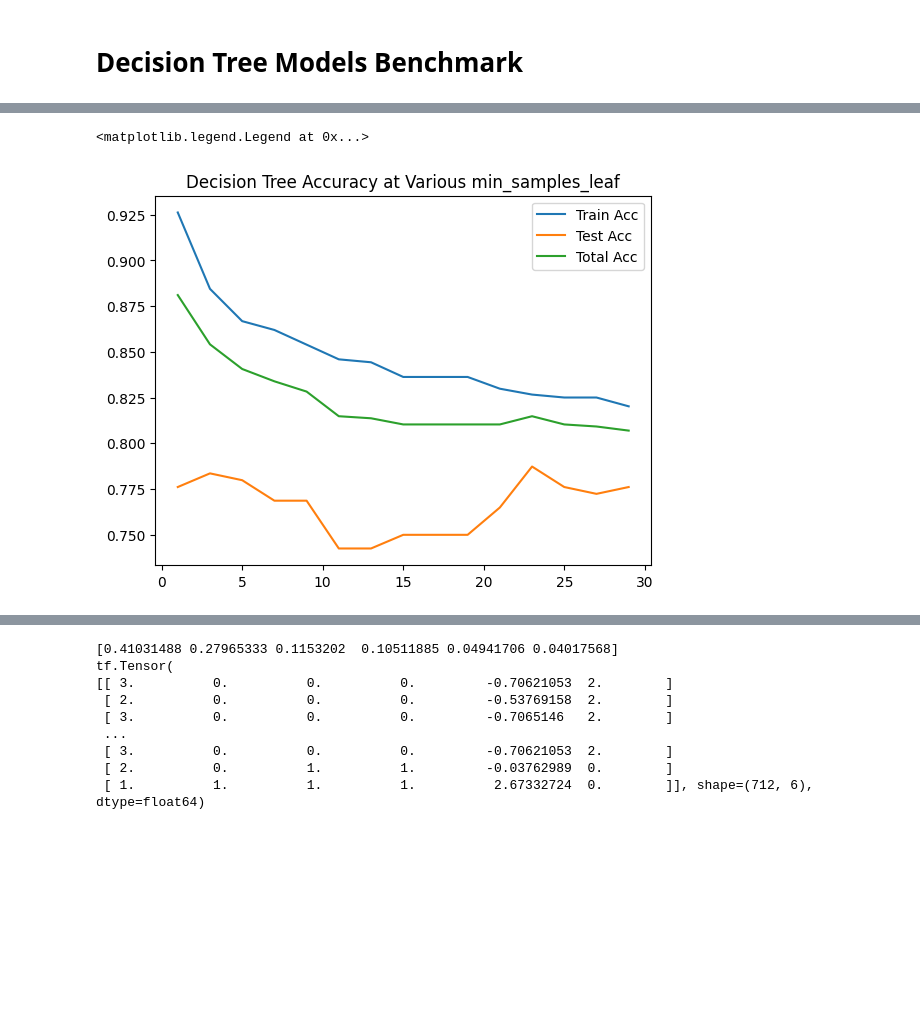
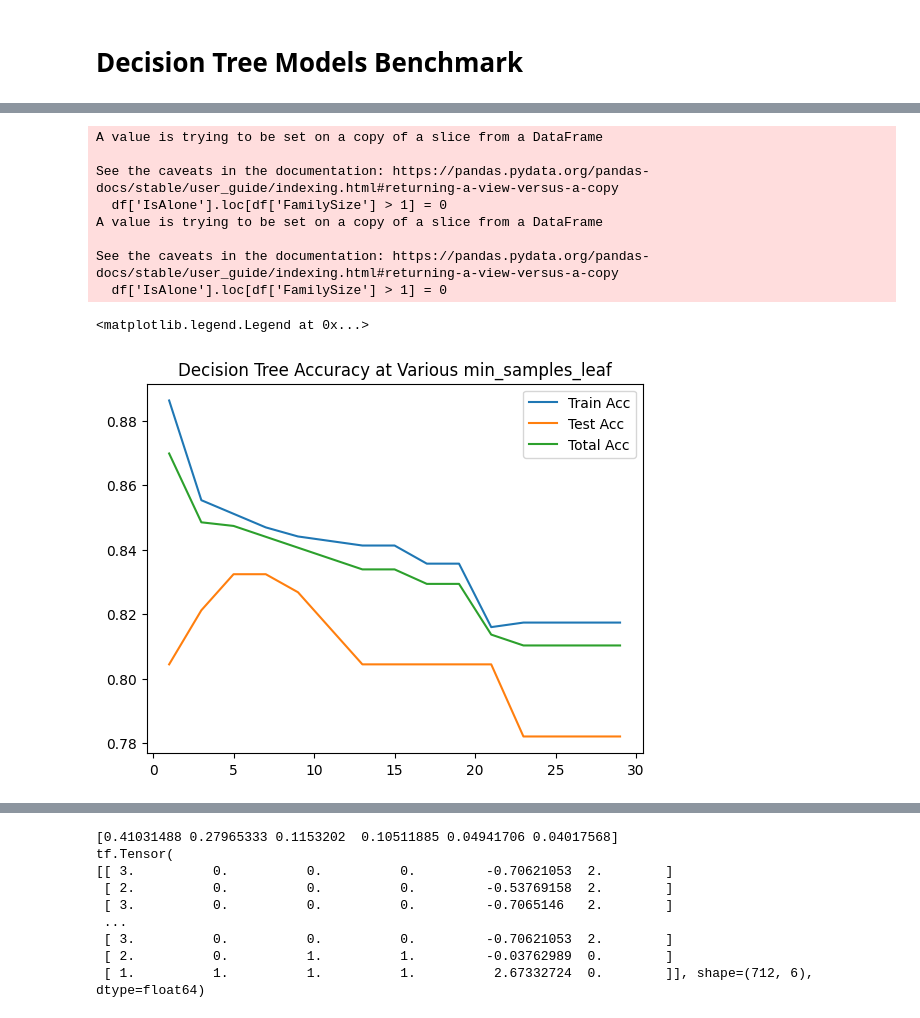
Before and after one commit to Paaaark/Kaggle, a Jupyter notebook: titanic/titanic.ipynb, the cells around one changed output, grey strips where cells are left out. Saved outputs shown, nothing was run; the diff lists cells and outputs as text; code cells hidden in the pictures; blank space fills up the shorter version.

Commit message:
Models trained with feature-engineered data

```diff
--- a/titanic/titanic.ipynb
+++ b/titanic/titanic.ipynb
@@ -31,10 +26,10 @@ df.head()
 # %% [markdown]
 # TensorFlow Deep Neural Network
 # %%
-train_x, train_y = process_data(df)
+train_x, train_y = process_and_engineer_data(df, columns=COLUMNS)
 
 model = tf.keras.Sequential()
-model.add(tf.keras.layers.Dense(units=6, activation='relu', input_shape=[6,]))
+model.add(tf.keras.layers.Dense(units=8, activation='relu', input_shape=[8,]))
 model.add(tf.keras.layers.Dense(units=100, activation='relu'))
 model.add(tf.keras.layers.Dense(units=1, activation='relu'))
 
@@ -64,9 +63,10 @@ models = [RandomForestClassifier(max_depth=2, random_state=0),
 model_names = ['Random Forest', 'Decision Tree', 'GaussianNB', 'K-Neighbors',
                'SVM', 'Neural Network']
 
-train_x, test_x, train_y, test_y = process_data(df, 0.2, drop_columns=['Embarked'])
+train_x, test_x, train_y, test_y = process_and_engineer_data(df, split_rate=0.2, columns=COLUMNS)
 for model, model_name in zip(models, model_names):
   model = model.fit(train_x, train_y)
+  trained_models[model_name] = model
   print(model_name)
   print("Train Acc: ", model.score(train_x, train_y))
   print("Test Acc: ", model.score(test_x, test_y))
@@ -97,11 +101,9 @@ Increase the number of iterations (max_iter) or scale the data as shown in:
 # %%
-train_x, test_x, train_y, test_y = process_data(df, 0.4, drop_columns=['Embarked', 'Fare'])
-print(len(train_x[0]))
-fitted_model = []
+train_x, test_x, train_y, test_y = process_and_engineer_data(df, split_rate=0.2, columns=COLUMNS)
 for n in range(2, 16):
   model = KNeighborsClassifier(n_neighbors=n)
   model = model.fit(train_x, train_y)
-  fitted_model.append(model)
+  trained_models['KNN,N=' + str(n)] = model
   print(n)
   print("Train Acc: ", model.score(train_x, train_y))
   print("Test Acc: ", model.score(test_x, test_y))
@@ -126,8 +132,8 @@ Test Acc:  0.7703081232492998
 # %% [markdown]
 # Decision Tree Models Benchmark
 # %%
-train_x, test_x, train_y, test_y = process_data(df, 0.3, drop_columns=['Embarked'])
-x, y = process_data(df, drop_columns=['Embarked'])
+train_x, test_x, train_y, test_y = process_and_engineer_data(df, split_rate=0.2, columns=COLUMNS)
+x, y = process_and_engineer_data(df, columns=COLUMNS)
 options = ["gini"]
 test_acc = []
 train_acc = []
@@ -150,23 +164,31 @@ plt.legend(['Train Acc', 'Test Acc', 'Total Acc'])
 # %%
-train_x, test_x, train_y, test_y = process_data(df, 0.3, drop_columns=['Embarked'])
-x, y = process_data(df, drop_columns=['Embarked'])
+train_x, test_x, train_y, test_y = process_and_engineer_data(df, split_rate=0.2, columns=COLUMNS)
+x, y = process_and_engineer_data(df, columns=COLUMNS)
 options = ["gini"]
 test_acc = []
 train_acc = []
 total_acc = []
 my_range = range(1, 30, 2)
 for i in my_range:
   model = DecisionTreeClassifier(min_samples_leaf=i)
   model = model.fit(train_x, train_y)
   test_acc.append(model.score(test_x, test_y))
   train_acc.append(model.score(train_x, train_y))
   total_acc.append(model.score(x, y))
 plt.plot(my_range, train_acc)
 plt.plot(my_range, test_acc)
 plt.plot(my_range, total_acc)
 plt.title("Decision Tree Accuracy at Various min_samples_leaf")
 plt.legend(['Train Acc', 'Test Acc', 'Total Acc'])
 # %% [output]
-<matplotlib.legend.Legend at 0x...>
+A value is trying to be set on a copy of a slice from a DataFrame
+
+See the caveats in the documentation: https://pandas.pydata.org/pandas-docs/stable/user_guide/indexing.html#returning-a-view-versus-a-copy
+  df['IsAlone'].loc[df['FamilySize'] > 1] = 0
+A value is trying to be set on a copy of a slice from a DataFrame
+
+See the caveats in the documentation: https://pandas.pydata.org/pandas-docs/stable/user_guide/indexing.html#returning-a-view-versus-a-copy
+  df['IsAlone'].loc[df['FamilySize'] > 1] = 0
+<matplotlib.legend.Legend at 0x...>
-[figure, old version]
+[figure, new version]
 # %%
```
Also changed, not shown: parts of 12 cells of this notebook.
